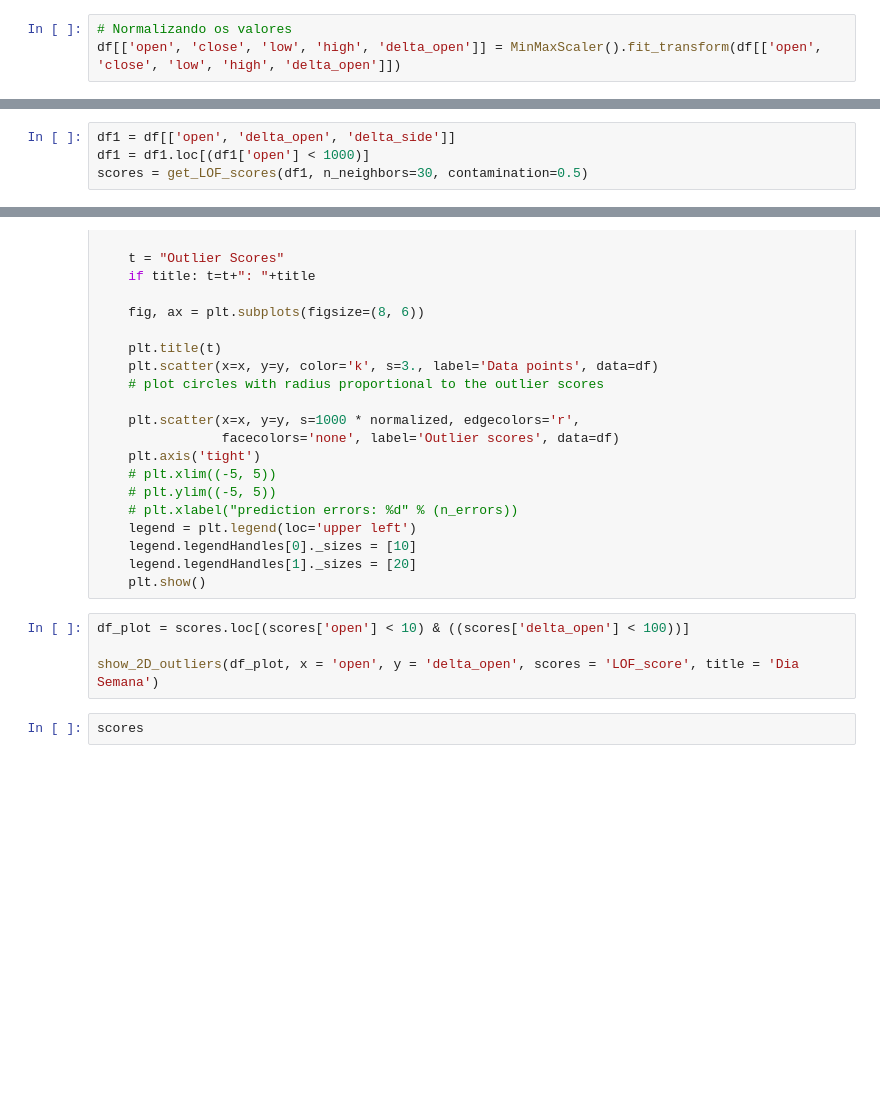
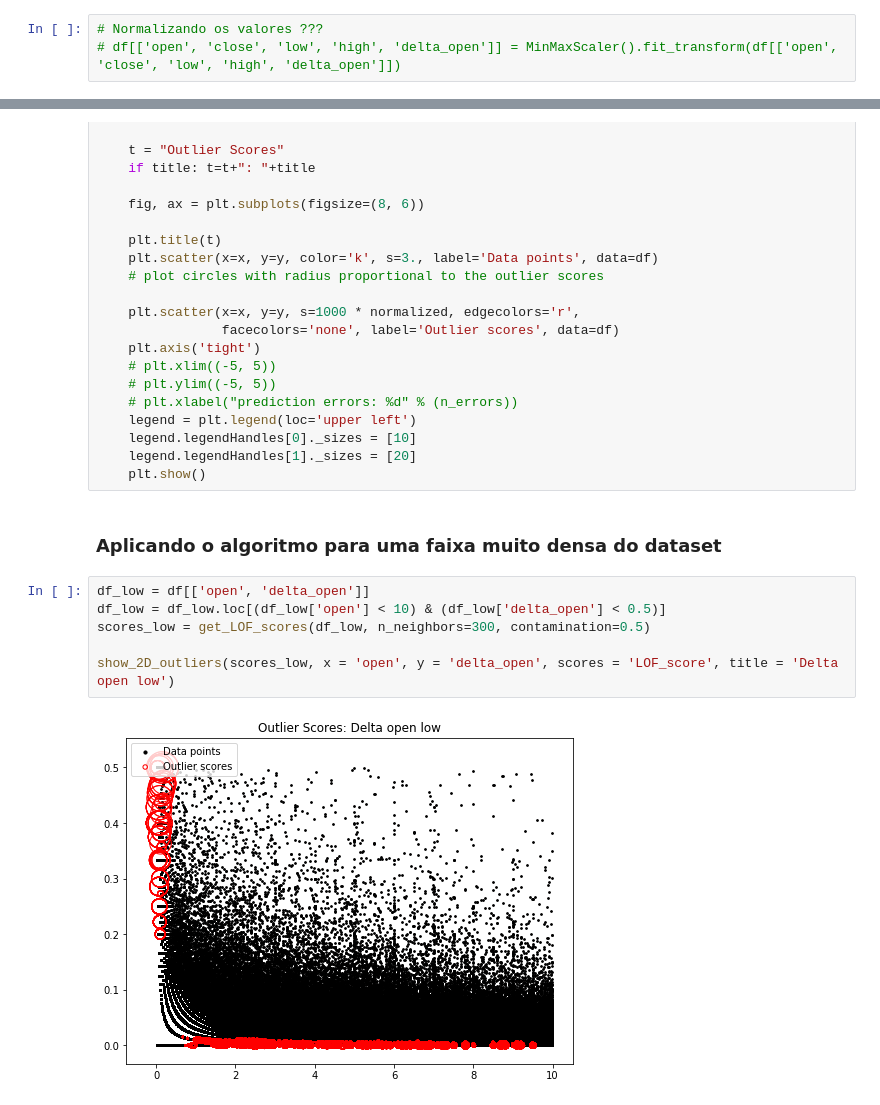
Before and after one commit to tiagoColli/tcc, a Jupyter notebook: data_exploration.ipynb, the cells around one changed output, grey strips where cells are left out. Cells and saved outputs as stored; diff of their text form; blank space fills up the shorter version.

```diff
--- a/data_exploration.ipynb
+++ b/data_exploration.ipynb
@@ -51,7 +54,7 @@ def calc_delta_side(row):
 
 df['delta_side'] = df.apply(lambda row: calc_delta_side(row), axis=1)
 # %%
-# Normalizando os valores
-df[['open', 'close', 'low', 'high', 'delta_open']] = MinMaxScaler().fit_transform(df[['open', 'close', 'low', 'high', 'delta_open']])
+# Normalizando os valores ???
+# df[['open', 'close', 'low', 'high', 'delta_open']] = MinMaxScaler().fit_transform(df[['open', 'close', 'low', 'high', 'delta_open']])
 # %%
 sns.boxplot(x=df['delta_open'])
@@ -109,10 +160,6 @@ def get_LOF_scores(df, n_neighbors=10, contamination=0.05):
     df['LOF_predictions'] = y_pred
 
     return df
-# %%
-df1 = df[['open', 'delta_open', 'delta_side']]
-df1 = df1.loc[(df1['open'] < 1000)]
-scores = get_LOF_scores(df1, n_neighbors=30, contamination=0.5)
 # %%
 def show_2D_outliers(df, x, y, scores, title = ''):
 
@@ -137,9 +184,13 @@ def show_2D_outliers(df, x, y, scores, title = ''):
     legend.legendHandles[0]._sizes = [10]
     legend.legendHandles[1]._sizes = [20]
     plt.show()
-# %%
-df_plot = scores.loc[(scores['open'] < 10) & ((scores['delta_open'] < 100))]
-
-show_2D_outliers(df_plot, x = 'open', y = 'delta_open', scores = 'LOF_score', title = 'Dia Semana')
-# %%
-scores
+# %% [markdown]
+### Aplicando o algoritmo para uma faixa muito densa do dataset
+# %%
+df_low = df[['open', 'delta_open']]
+df_low = df_low.loc[(df_low['open'] < 10) & (df_low['delta_open'] < 0.5)]
+scores_low = get_LOF_scores(df_low, n_neighbors=300, contamination=0.5)
+
+show_2D_outliers(scores_low, x = 'open', y = 'delta_open', scores = 'LOF_score', title = 'Delta open low')
+# %% [output]
+[figure, added]
```
Also changed, not shown: parts of 32 cells of this notebook.
